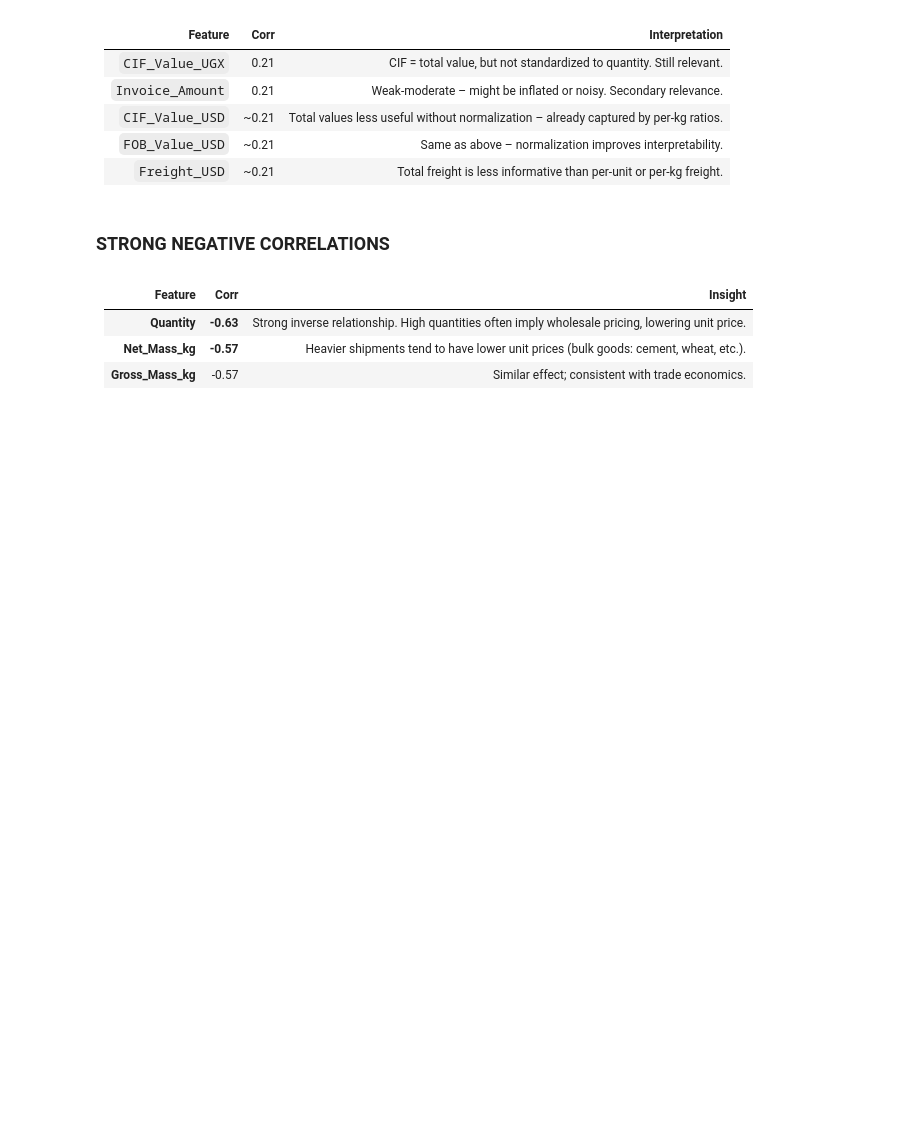
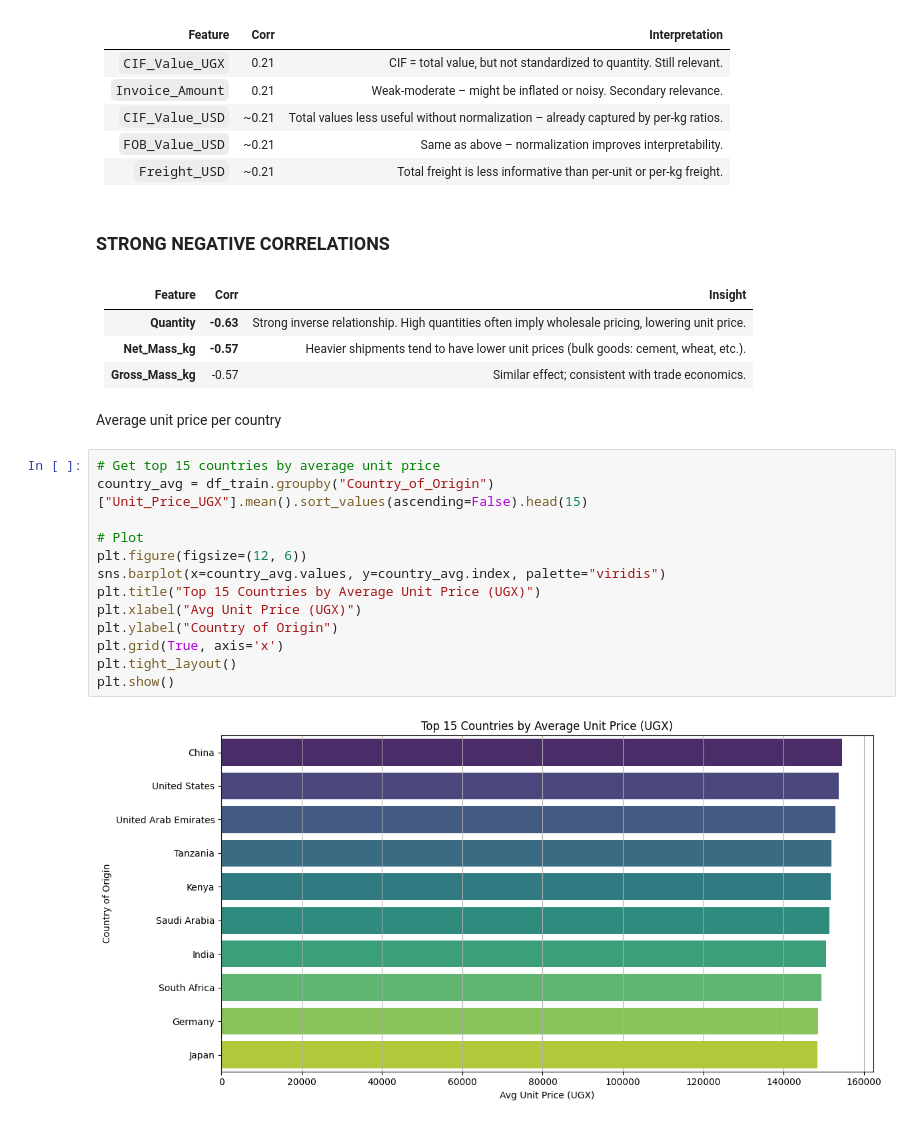
Before and after one commit to sentongo-web/valuation-task, a Jupyter notebook: valuation.ipynb, the cells around one changed output. Drawn from its saved outputs; the diff is of its cells as text; blank space fills up the shorter version.

```diff
--- a/valuation.ipynb
+++ b/valuation.ipynb
@@ -299,3 +299,20 @@ Implication: Features like *_per_kg ratios are meaningful economic indicators fo
 | **Quantity**   | **-0.63**| Strong inverse relationship. High quantities often imply wholesale pricing, lowering unit price. |
 | **Net_Mass_kg**| **-0.57**| Heavier shipments tend to have lower unit prices (bulk goods: cement, wheat, etc.). |
 | **Gross_Mass_kg**| -0.57  | Similar effect; consistent with trade economics.
+# %% [markdown]
+Average unit price per country
+# %%
+# Get top 15 countries by average unit price
+country_avg = df_train.groupby("Country_of_Origin")["Unit_Price_UGX"].mean().sort_values(ascending=False).head(15)
+
+# Plot
+plt.figure(figsize=(12, 6))
+sns.barplot(x=country_avg.values, y=country_avg.index, palette="viridis")
+plt.title("Top 15 Countries by Average Unit Price (UGX)")
+plt.xlabel("Avg Unit Price (UGX)")
+plt.ylabel("Country of Origin")
+plt.grid(True, axis='x')
+plt.tight_layout()
+plt.show()
+# %% [output]
+[figure, added]
```
Also changed, not shown: parts of 2 cells of this notebook.
